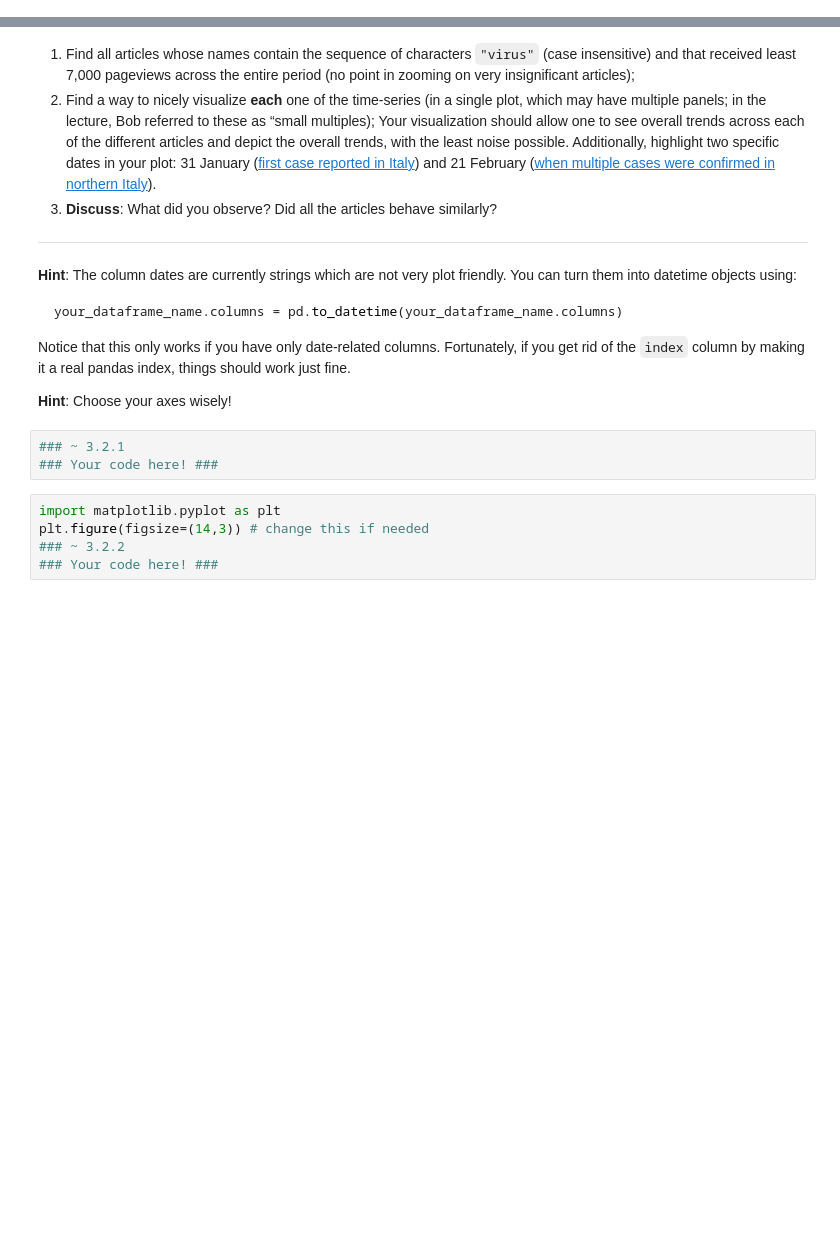
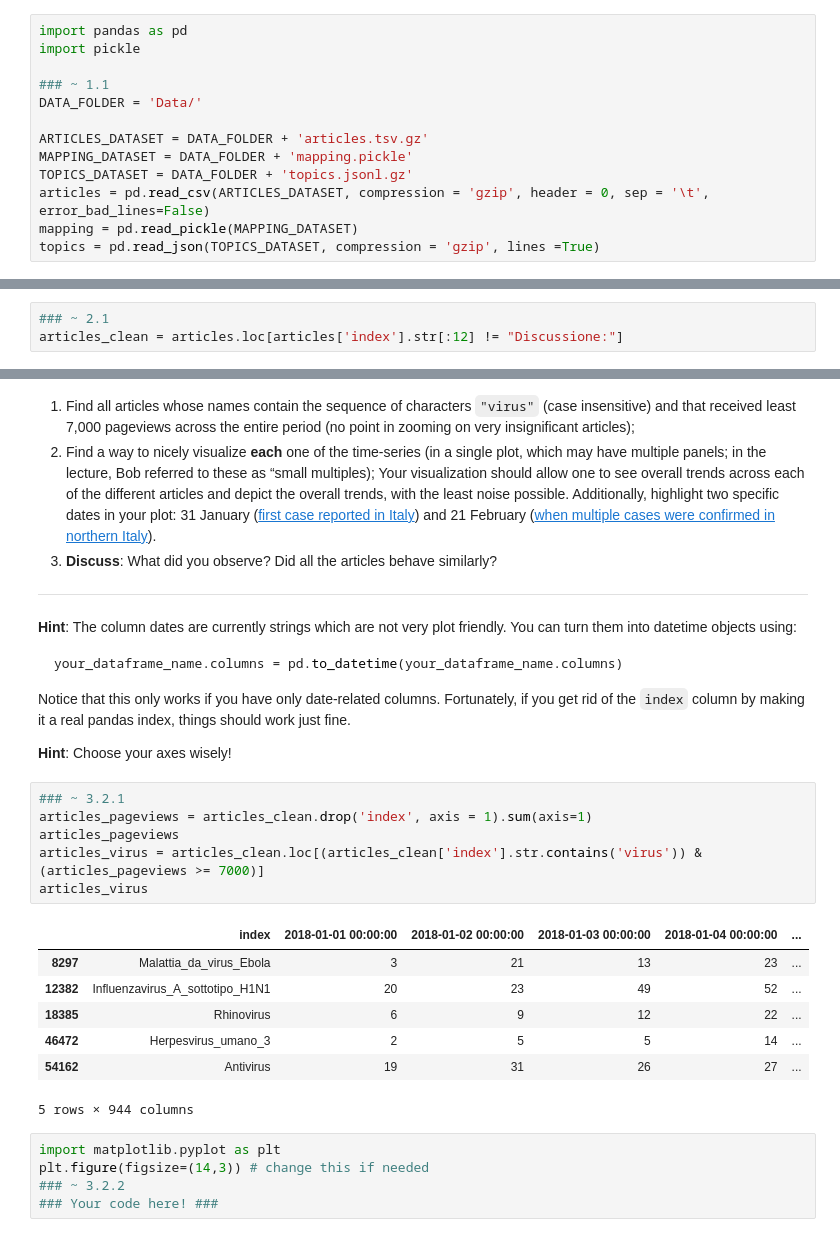
Before and after one commit to Caotick/ADA-ML, a Jupyter notebook: Homework-ADA/01 - Pandas Data Wrangling and Data Viz/hw1.ipynb, the cells around one changed output, grey strips where cells are left out. Saved outputs shown, nothing was run; the diff lists cells and outputs as text; blank space fills up the shorter version.

```diff
--- a/Homework-ADA/01 - Pandas Data Wrangling and Data Viz/hw1.ipynb
+++ b/Homework-ADA/01 - Pandas Data Wrangling and Data Viz/hw1.ipynb
@@ -131,0 +126,13 @@ import pickle
+# %%
+import pandas as pd
+import pickle
+
+### ~ 1.1
+DATA_FOLDER = 'Data/'
+
+ARTICLES_DATASET = DATA_FOLDER + 'articles.tsv.gz'
+MAPPING_DATASET = DATA_FOLDER + 'mapping.pickle'
+TOPICS_DATASET = DATA_FOLDER + 'topics.jsonl.gz'
+articles = pd.read_csv(ARTICLES_DATASET, compression = 'gzip', header = 0, sep = '\t', error_bad_lines=False)
+mapping = pd.read_pickle(MAPPING_DATASET)
+topics = pd.read_json(TOPICS_DATASET, compression = 'gzip', lines =True)
@@ -154,3 +160,6 @@ After understanding what they are, your task is now to filter these lines using
+# %%
+### ~ 2.1
+articles_clean = articles.loc[articles['index'].str[:12] != "Discussione:"]
 # %% [markdown]
 ## *Step 3*: Understanding the data
 
@@ -200,9 +217,20 @@ your_dataframe_name.columns = pd.to_datetime(your_dataframe_name.columns)
 Notice that this only works if you have only date-related columns. Fortunately, if you get rid of the `index` column by making it a real pandas index, things should work just fine.
 
 **Hint**: Choose your axes wisely!
-# %%
-### ~ 3.2.1
-### Your code here! ###
+# %%
+### ~ 3.2.1
+articles_pageviews = articles_clean.drop('index', axis = 1).sum(axis=1)
+articles_pageviews
+articles_virus = articles_clean.loc[(articles_clean['index'].str.contains('virus')) & (articles_pageviews >= 7000)]
+articles_virus
+# %% [output]
+|  | index | 2018-01-01 00:00:00 | 2018-01-02 00:00:00 | 2018-01-03 00:00:00 | 2018-01-04 00:00:00 | ... |
+| 8297 | Malattia_da_virus_Ebola | 3 | 21 | 13 | 23 | ... |
+| 12382 | Influenzavirus_A_sottotipo_H1N1 | 20 | 23 | 49 | 52 | ... |
+| 18385 | Rhinovirus | 6 | 9 | 12 | 22 | ... |
+| 46472 | Herpesvirus_umano_3 | 2 | 5 | 5 | 14 | ... |
+| 54162 | Antivirus | 19 | 31 | 26 | 27 | ... |
+5 rows × 944 columns
 # %%
 import matplotlib.pyplot as plt
 plt.figure(figsize=(14,3)) # change this if needed
```
Also changed, not shown: parts of 9 cells of this notebook, 12 other files.
